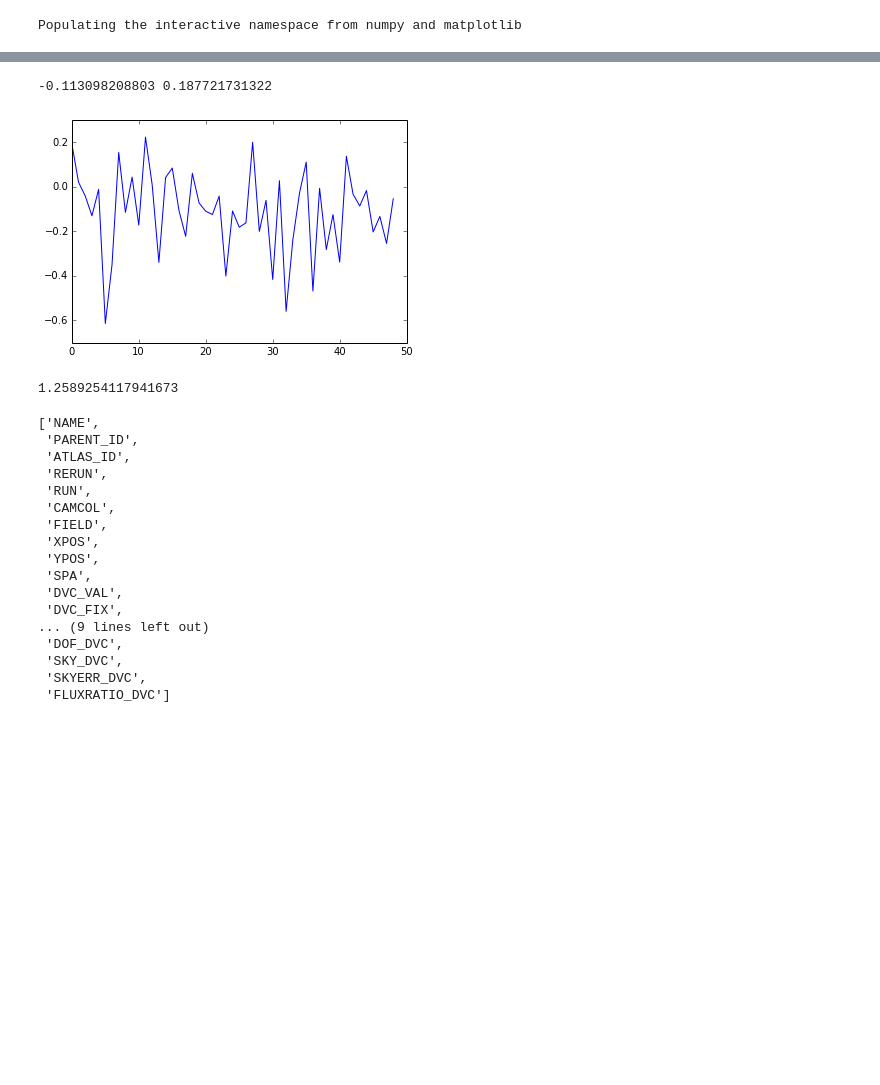
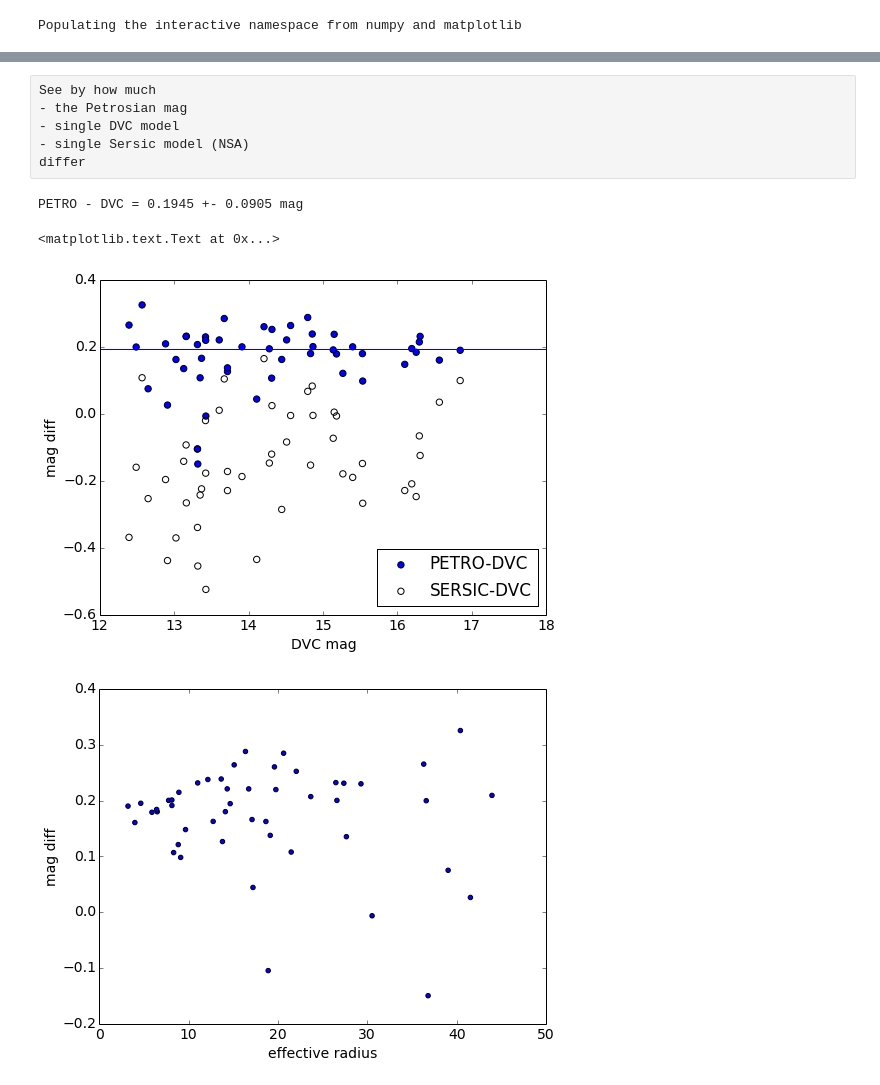
Before and after one commit to smoh/ETGOutskirts, a Jupyter notebook: subsample_test/Fundamental_Plane.ipynb, the cells around one changed output, grey strips where cells are left out. Cells and saved outputs as stored; diff of their text form; code cells hidden in the pictures; blank space fills up the shorter version.

```diff
--- a/subsample_test/Fundamental_Plane.ipynb
+++ b/subsample_test/Fundamental_Plane.ipynb
@@ -78,31 +17,6 @@ r_pixel = fp.Bernardi03_r.r(sigma.data, flux_mag.data, z) / 0.396
-# %%
-log_ratio = log10(r_pixel/sqrt(q)/Re)
-plot(log_ratio)
-print mean(log_ratio), std(log_ratio)
-# %% [output]
--0.113098208803 0.187721731322
-[figure, removed]
-# %%
-10**0.1
-# %% [output]
-1.2589254117941673
-# %%
-tdvc.colnames
-# %% [output]
-['NAME',
- 'PARENT_ID',
- 'ATLAS_ID',
- 'RERUN',
- 'RUN',
- 'CAMCOL',
- 'FIELD',
- 'XPOS',
- 'YPOS',
- 'SPA',
- 'DVC_VAL',
- 'DVC_FIX',
-... (9 lines left out)
- 'DOF_DVC',
- 'SKY_DVC',
- 'SKYERR_DVC',
- 'FLUXRATIO_DVC']
+# %% [raw]
+See by how much
+- the Petrosian mag
+- single DVC model
+- single Sersic model (NSA)
+differ
@@ -108,0 +27,21 @@ tdvc.colnames
+# %%
+dvc = sersic.Sersic(tdvc['FIT_DVC'].T)
+diff_petro_mag = sersic.nanomaggie2mag(master['PETROFLUX'][:,4])-dvc.total_flux_mag
+diff_sersic_mag = sersic.nanomaggie2mag(master['SERSICFLUX'][:,4])-dvc.total_flux_mag
+scatter(dvc.total_flux_mag, diff_petro_mag, s=40, label='PETRO-DVC')
+scatter(dvc.total_flux_mag, diff_sersic_mag, s=40, facecolors='None', label='SERSIC-DVC')
+xlabel('DVC mag')
+ylabel('mag diff')
+legend(loc='lower right')
+axhline(median(diff_petro_mag))
+print 'PETRO - DVC = %6.4f +- %6.4f mag' % (median(diff_petro_mag), std(diff_petro_mag))
+
+figure()
+scatter(dvc.Re, diff_petro_mag)
+xlabel('effective radius')
+ylabel('mag diff')
+# %% [output]
+PETRO - DVC = 0.1945 +- 0.0905 mag
+<matplotlib.text.Text at 0x...>
+[figure, added]
+[figure, added]
```
Also changed, not shown: parts of 14 cells of this notebook, 2 other files.
